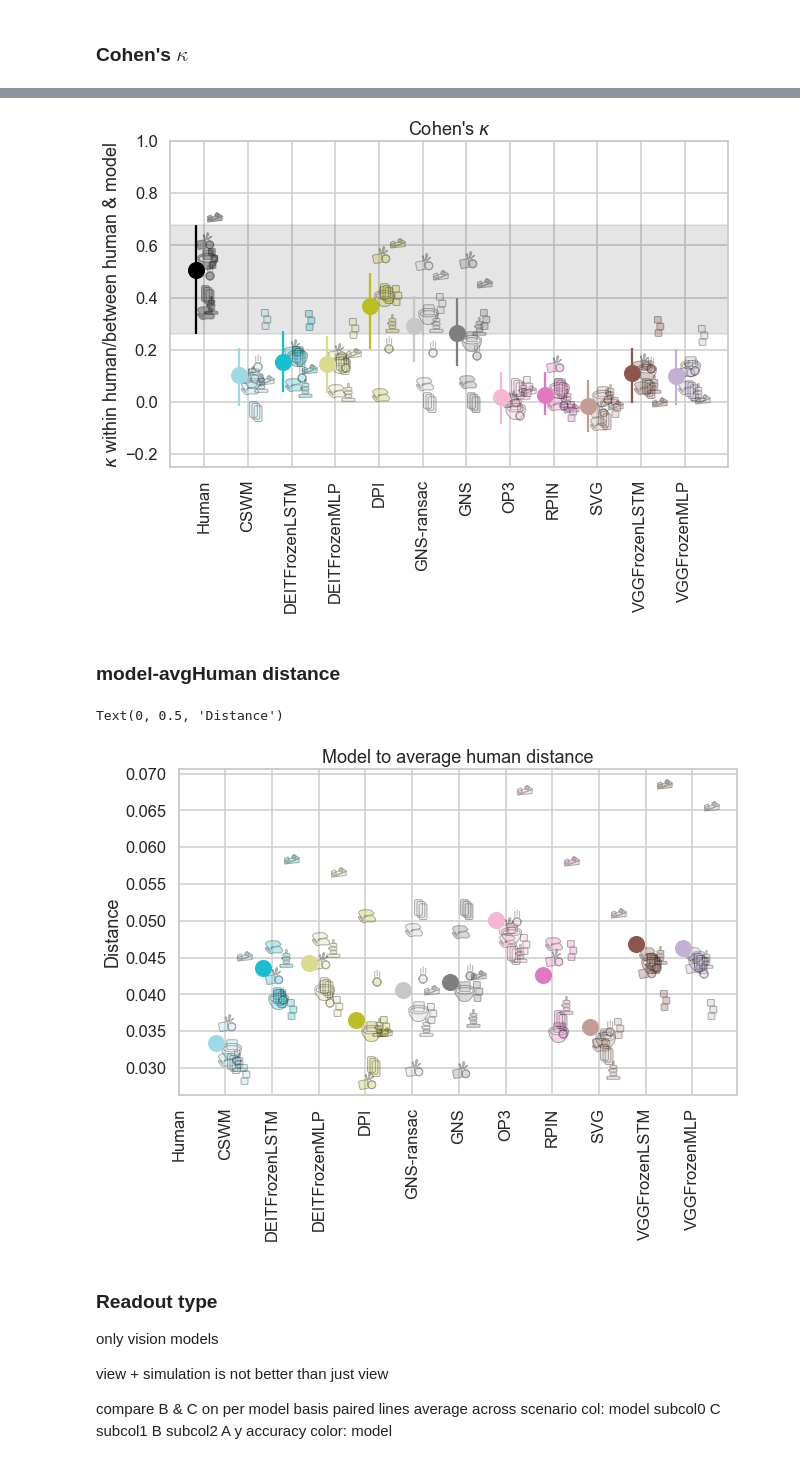
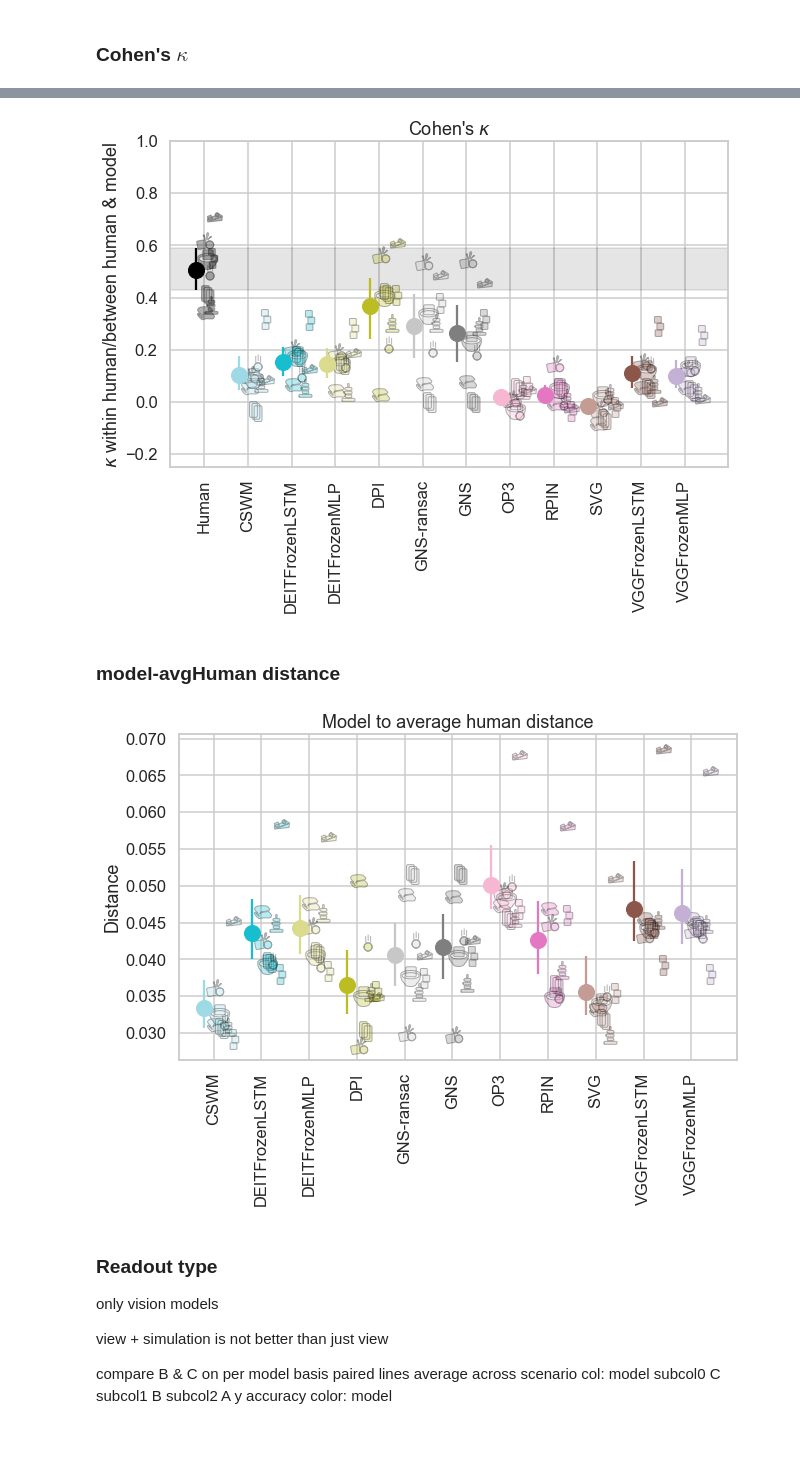
Before and after one commit to cogtoolslab/physics-benchmarking-neurips2021, a Jupyter notebook: analysis/paper_plots.ipynb, the cells around one changed output, grey strips where cells are left out. Cells and saved outputs as stored; diff of their text form; code cells hidden in the pictures.

Commit message:
Bootstrappign and errorbars for human/model plot

```diff
--- a/analysis/paper_plots.ipynb
+++ b/analysis/paper_plots.ipynb
@@ -229,6 +239,17 @@ MARKER_SIZE = 20
 MEAN_MULTIPLIER = 0.8
 ALPHA = 0.2
 SCEN_SHIFT = .06
+N_ITER = 1000
+# %%
+def bootstrap_means(means):
+    """Bootstraps over the means across scenarios to generate lower and upper confidence bounds"""
+    bootstrapped_means = [np.mean(np.random.choice(means,size=len(AH),replace=True)) for _ in range(N_ITER)]
+    lb = np.percentile(bootstrapped_means,2.5)
+    ub = np.percentile(bootstrapped_means,97.5)
+    mean = np.mean(means)
+    boot_mean = np.mean(bootstrapped_means)
+    boot_median = np.percentile(bootstrapped_means,50)
+    return mean,lb,ub,boot_mean,boot_median
 # %% [markdown]
 ### Accuracy
 # %%
@@ -287,9 +330,8 @@ fig, axis = plt.subplots(figsize=(10,6))
 
 # human zone
 ## human
-lb = ACK['corr_lb'].mean()
-ub = ACK['corr_ub'].mean()
-axis.axhspan(lb,ub,
+mean_human,lb_human,ub_human,_,_ = bootstrap_means(ACK['corr_med'])
+axis.axhspan(lb_human,ub_human,
               color="black",
                alpha=0.1)
 
@@ -315,28 +357,22 @@ for si,scenario in enumerate(SCENARIOS):
                   ms=MARKER_SIZE)
 #plot means
 ## human
-mean = ACK['corr_med'].mean()
-lb = abs(mean-ACK['corr_lb'].mean())
-ub = abs(mean-ACK['corr_ub'].mean())
-assert ACK['corr_ub'].mean() == ub+mean
-axis.errorbar(0-.2,mean,
-              yerr=([lb],[ub]),
+lb_human = abs(mean_human - lb_human) #as we error relative to mean
+ub_human = abs(mean_human - ub_human)
+axis.errorbar(0-.2,mean_human,
+              yerr=([lb_human],[ub_human]),
               label="Human",
               color="black",
               marker = "o",
-              ms=MARKER_SIZE*MEAN_MULTIPLIER,
-)
+              ms=MARKER_SIZE*MEAN_MULTIPLIER)
 ## models
 for x,(model,model_name) in enumerate(MODELS.items()):
-    mean = MH[(MH['Model Kind'] == model)]['Cohens_k_med'].mean()
-    lb = abs(mean-MH[(MH['Model Kind'] == model)]['Cohens_k_lb'].mean())
-    ub = abs(mean-MH[(MH['Model Kind'] == model)]['Cohens_k_ub'].mean())
-    axis.errorbar(x+1-.2,MH[(MH['Model Kind'] == model)]['Cohens_k_med'].mean(),
-                  yerr=([lb],[ub]),
-                  marker="o",
-                  color=cmap[x],
-                  label=model_name,
-                  ms=MARKER_SIZE*MEAN_MULTIPLIER)
+    mean,lb,ub,_,_ = bootstrap_means(MH[(MH['Model Kind'] == model)]['Cohens_k_med'])
+    axis.errorbar(x+1-.2,mean,([abs(mean-lb)],[abs(mean-ub)]),
+      marker="o",
+      color=cmap[x],
+      label=model_name,
+      ms=MARKER_SIZE*MEAN_MULTIPLIER)
 
 #add labels
 axis.set_xticks(np.arange(len(MODELS)+1))
@@ -344,8 +380,10 @@ axis.set_xticklabels(["Human"] + list(MODELS.values()),rotation=90)
 axis.set_title("Cohen's $\kappa$")
 axis.set_ylabel("$\kappa$ within human/between human & model")
 axis.set_ybound((-.25,1))
+plt.savefig(os.path.join(plot_dir,"human_model_CohensK.pdf"),bbox_inches='tight')
+plt.show()
 # %% [output]
-[figure, old version]
+[figure, new version]
 # %% [markdown]
 ### model-avgHuman distance
 # %%
@@ -370,49 +408,46 @@ for si,scenario in enumerate(SCENARIOS):
 #               ms=MARKER_SIZE)
     #plot model data
     for x,(model,model_name) in enumerate(MODELS.items()):
-        axis.plot(x+1+si*SCEN_SHIFT,MH[(MH['scenario']==scenario) & (MH['Model Kind'] == model)]['RMSE_mean'],
+        axis.plot(x+si*SCEN_SHIFT,MH[(MH['scenario']==scenario) & (MH['Model Kind'] == model)]['RMSE_mean'],
                   marker=ICONS[scenario],
                   fillstyle='full',
                   markerfacecolor=cmap[x],
                   color="black",
                   label=model_name,
                   alpha=.3,
                   ms=MARKER_SIZE)
 #plot means
 ## human
 # mean = ACK['corr_med'].mean()
 # lb = abs(mean-ACK['corr_lb'].mean())
 # ub = abs(mean-ACK['corr_ub'].mean())
 # assert ACK['corr_ub'].mean() == ub+mean
 # axis.errorbar(0-.2,mean,
 #               yerr=([lb],[ub]),
 #               label="Human",
 #               color="black",
 #               marker = "o",
 #               ms=MARKER_SIZE*MEAN_MULTIPLIER,
 # )
 ## models
 for x,(model,model_name) in enumerate(MODELS.items()):
-    mean = MH[(MH['Model Kind'] == model)]['RMSE_mean'].mean()
-    lb = abs(mean-MH[(MH['Model Kind'] == model)]['RMSE_lb'].mean())
-    ub = abs(mean-MH[(MH['Model Kind'] == model)]['RMSE_ub'].mean())
-    axis.errorbar(x+1-.2,mean,
-                  yerr=([lb],[ub]),
-                  marker="o",
-                  color=cmap[x],
-                  label=model_name,
-                  ms=MARKER_SIZE*MEAN_MULTIPLIER)
-
+    mean,lb,ub,_,_ = bootstrap_means(MH[(MH['Model Kind'] == model)]['RMSE_mean'])
+    axis.errorbar(x-.2,mean,([abs(mean-lb)],[abs(mean-ub)]),
+      marker="o",
+      color=cmap[x],
+      label=model_name,
+      ms=MARKER_SIZE*MEAN_MULTIPLIER)
 
 #add labels
-axis.set_xticks(np.arange(len(MODELS)+1))
-axis.set_xticklabels(["Human"] + list(MODELS.values()),rotation=90)
+axis.set_xticks(np.arange(len(MODELS)))
+axis.set_xticklabels(list(MODELS.values()),rotation=90)
 axis.set_title("Model to average human distance")
 axis.set_ylabel("Distance")
 # axis.set_ybound((0,0.08))
+plt.savefig(os.path.join(plot_dir,"human_model_distance.pdf"),bbox_inches='tight')
+plt.show()
 # %% [output]
-Text(0, 0.5, 'Distance')
-[figure, old version]
+[figure, new version]
 # %% [markdown]
 ### Readout type
 only vision models
```
Also changed, not shown: parts of 5 cells of this notebook.
